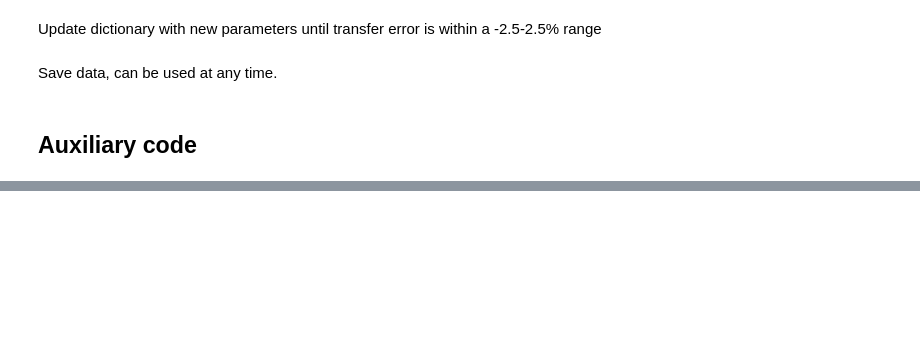
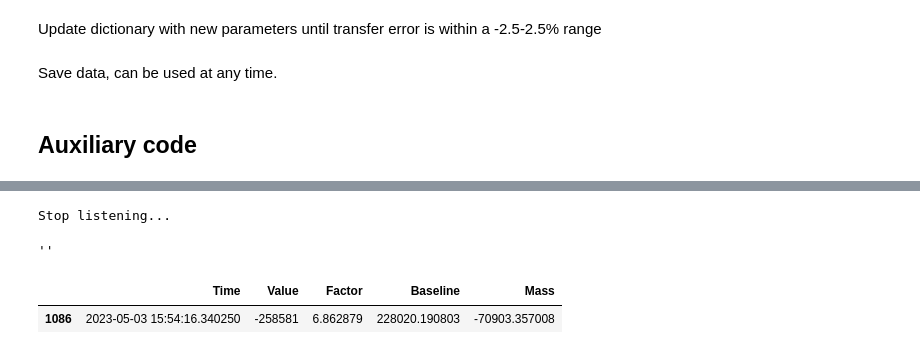
Before and after one commit to Quijanove/viscosity_liquid_transfer_Pablo, a Jupyter notebook: Test_liquid_transfer_sartorious.ipynb, the cells around one changed output, grey strips where cells are left out. Cells and saved outputs as stored; diff of their text form; code cells hidden in the pictures; blank space fills up the shorter version.

```diff
--- a/Test_liquid_transfer_sartorious.ipynb
+++ b/Test_liquid_transfer_sartorious.ipynb
@@ -235,0 +441,13 @@ pipette.liquid.home()
+# %%
+balance.toggleRecord(False)
+# %% [output]
+Stop listening...
+# %%
+pipette.liquid.blowout()
+# %% [output]
+''
+# %%
+balance.buffer_df.where(balance.buffer_df.Mass<-100).dropna()
+# %% [output]
+|  | Time | Value | Factor | Baseline | Mass |
+| 1086 | 2023-05-03 15:54:16.340250 | -258581 | 6.862879 | 228020.190803 | -70903.357008 |
```
Also changed, not shown: parts of 25 cells of this notebook, 1 other file.
